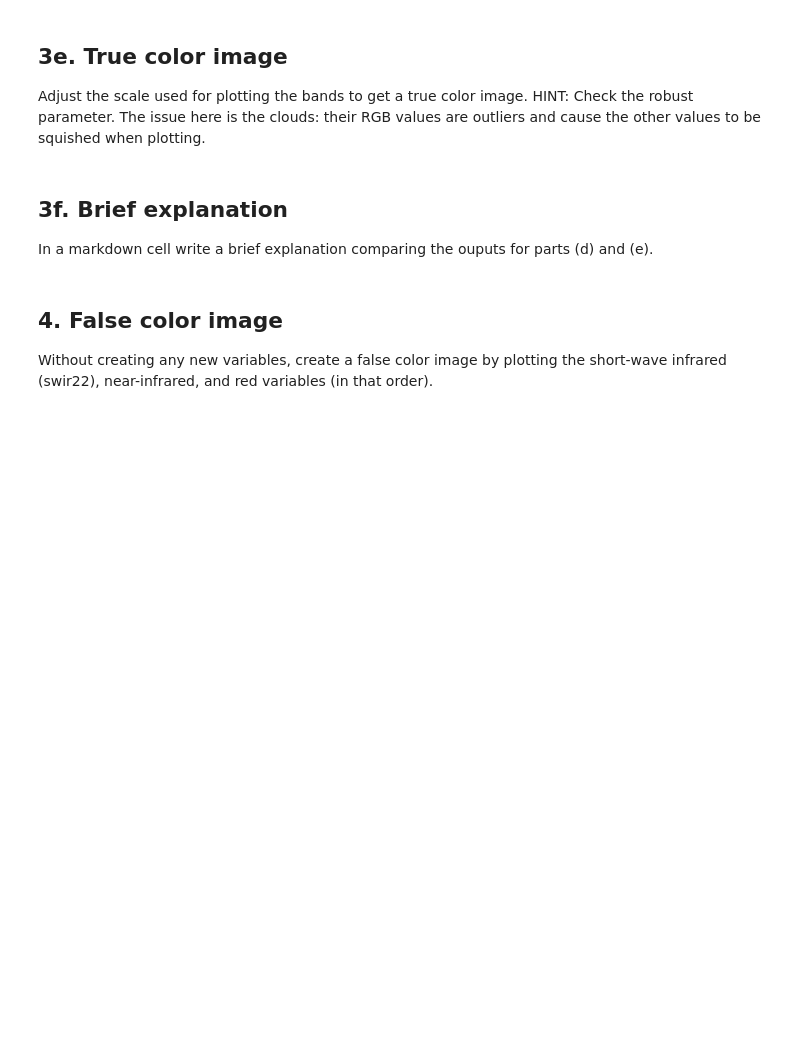
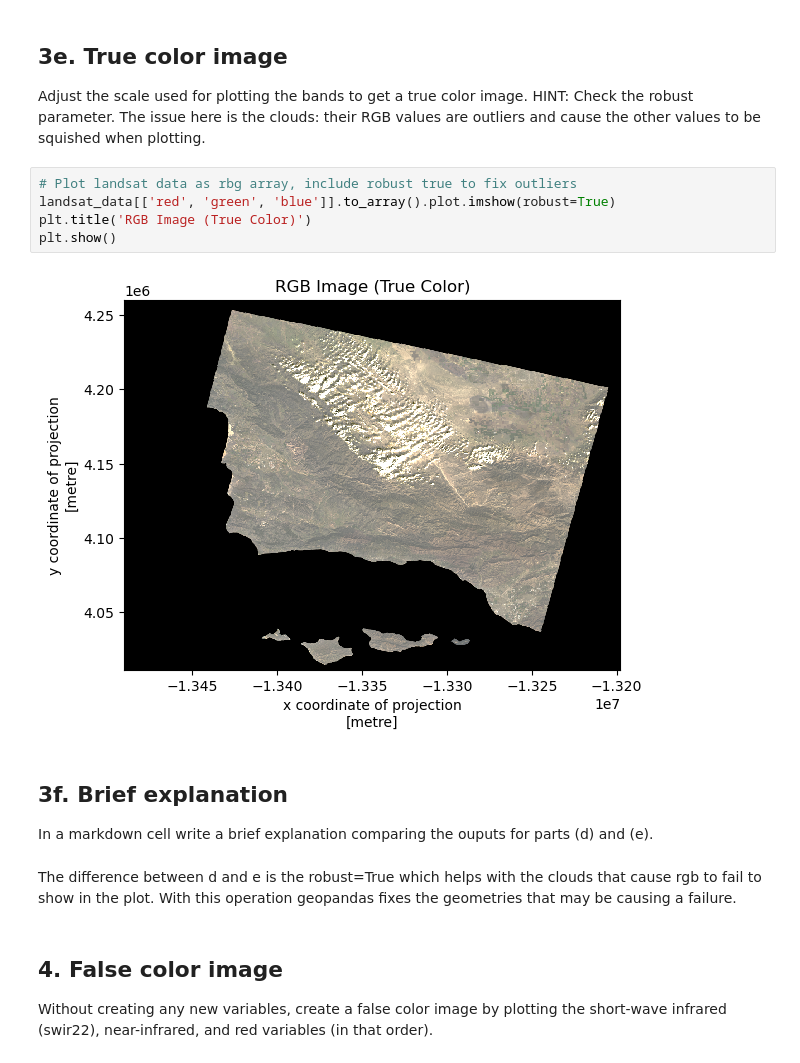
Before and after one commit to YoselynR/Thomas-Fire-Analysis-YR, a Jupyter notebook: hwk4-task2-false-color-Ramirez.ipynb, the cells around one changed output. Drawn from its saved outputs; the diff is of its cells as text; blank space fills up the shorter version.

```diff
--- a/hwk4-task2-false-color-Ramirez.ipynb
+++ b/hwk4-task2-false-color-Ramirez.ipynb
@@ -51,9 +139,18 @@ Without creating any new variables:
 # %% [markdown]
 ## 3e. True color image
 Adjust the scale used for plotting the bands to get a true color image. HINT: Check the robust parameter. The issue here is the clouds: their RGB values are outliers and cause the other values to be squished when plotting.
+# %%
+# Plot landsat data as rbg array, include robust true to fix outliers
+landsat_data[['red', 'green', 'blue']].to_array().plot.imshow(robust=True)
+plt.title('RGB Image (True Color)')
+plt.show()
+# %% [output]
+[figure, added]
 # %% [markdown]
 ## 3f. Brief explanation
 In a markdown cell write a brief explanation comparing the ouputs for parts (d) and (e).
+# %% [markdown]
+The difference between d and e is the robust=True which helps with the clouds that cause rgb to fail to show in the plot. With this operation geopandas fixes the geometries that may be causing a failure.
 # %% [markdown]
 ## 4. False color image
 Without creating any new variables, create a false color image by plotting the short-wave infrared (swir22), near-infrared, and red variables (in that order).
```
Also changed, not shown: parts of 12 cells of this notebook.
